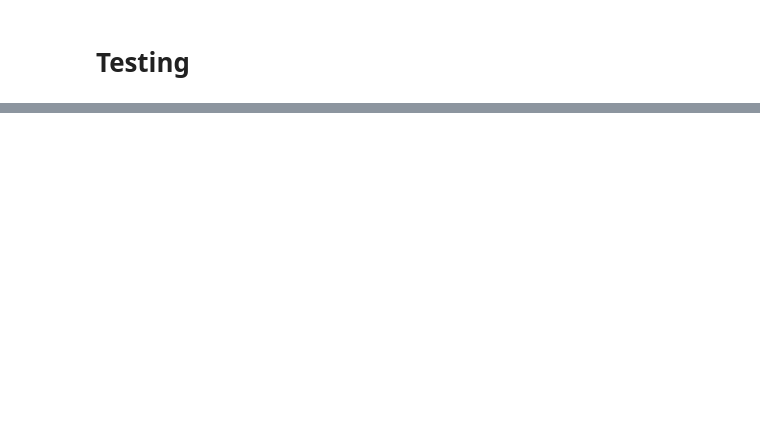
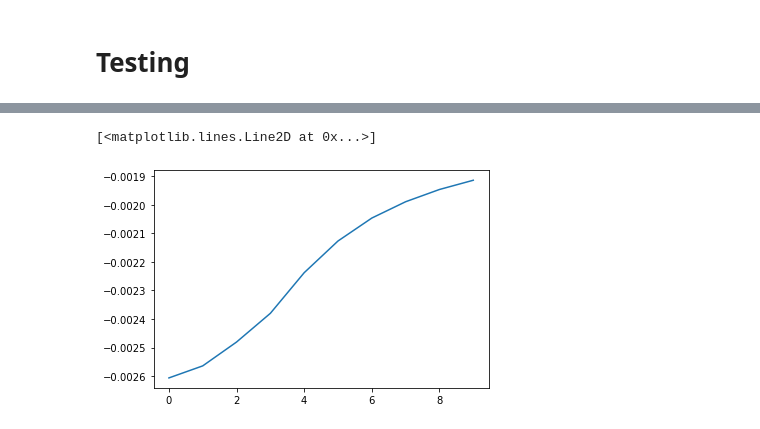
Before and after one commit to raphaelreis/EE559-DeepLearning-MiniProjects, a Jupyter notebook: Proj2/analysis/framework_debug.ipynb, the cells around one changed output, grey strips where cells are left out. Saved outputs shown, nothing was run; the diff lists cells and outputs as text; code cells hidden in the pictures; blank space fills up the shorter version.

```diff
--- a/Proj2/analysis/framework_debug.ipynb
+++ b/Proj2/analysis/framework_debug.ipynb
@@ -402,0 +249,5 @@ Text(0.5, 1.0, 'Predicted')
+# %%
+plt.plot(gradient_checker['layer0_b'])
+# %% [output]
+[<matplotlib.lines.Line2D at 0x...>]
+[figure, added]
```
Also changed, not shown: parts of 92 cells of this notebook, 18 other files.
